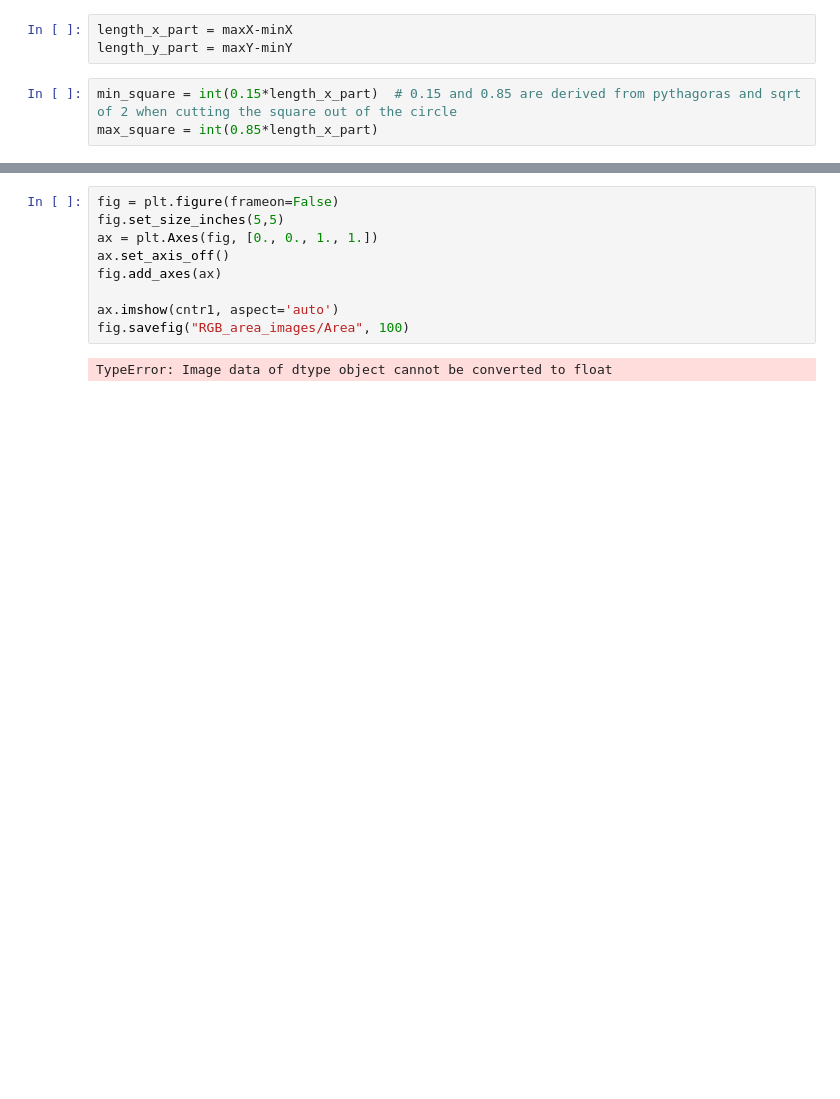
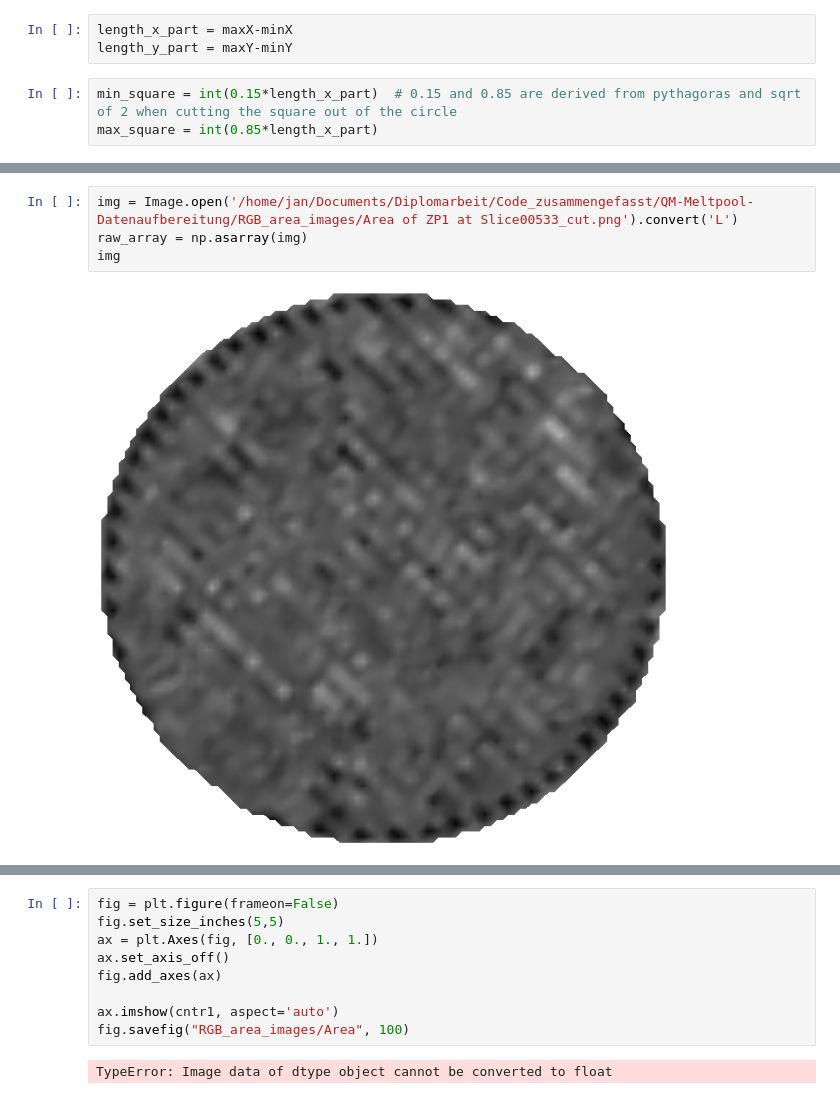
Before and after one commit to nielkiway/bundled_code, a Jupyter notebook: QM-Meltpool-Datenaufbereitung/Untersuchungen_alternativer_Ansatz_RGB_Bilder.ipynb, the cells around one changed output, grey strips where cells are left out. Cells and saved outputs as stored; diff of their text form; blank space fills up the shorter version.

```diff
--- a/QM-Meltpool-Datenaufbereitung/Untersuchungen_alternativer_Ansatz_RGB_Bilder.ipynb
+++ b/QM-Meltpool-Datenaufbereitung/Untersuchungen_alternativer_Ansatz_RGB_Bilder.ipynb
@@ -314,0 +338,6 @@ cntr1
+# %%
+img = Image.open('/home/jan/Documents/Diplomarbeit/Code_zusammengefasst/QM-Meltpool-Datenaufbereitung/RGB_area_images/Area of ZP1 at Slice00533_cut.png').convert('L')
+raw_array = np.asarray(img)
+img
+# %% [output]
+[figure, added]
```
Also changed, not shown: parts of 11 cells of this notebook, 3 other files.
